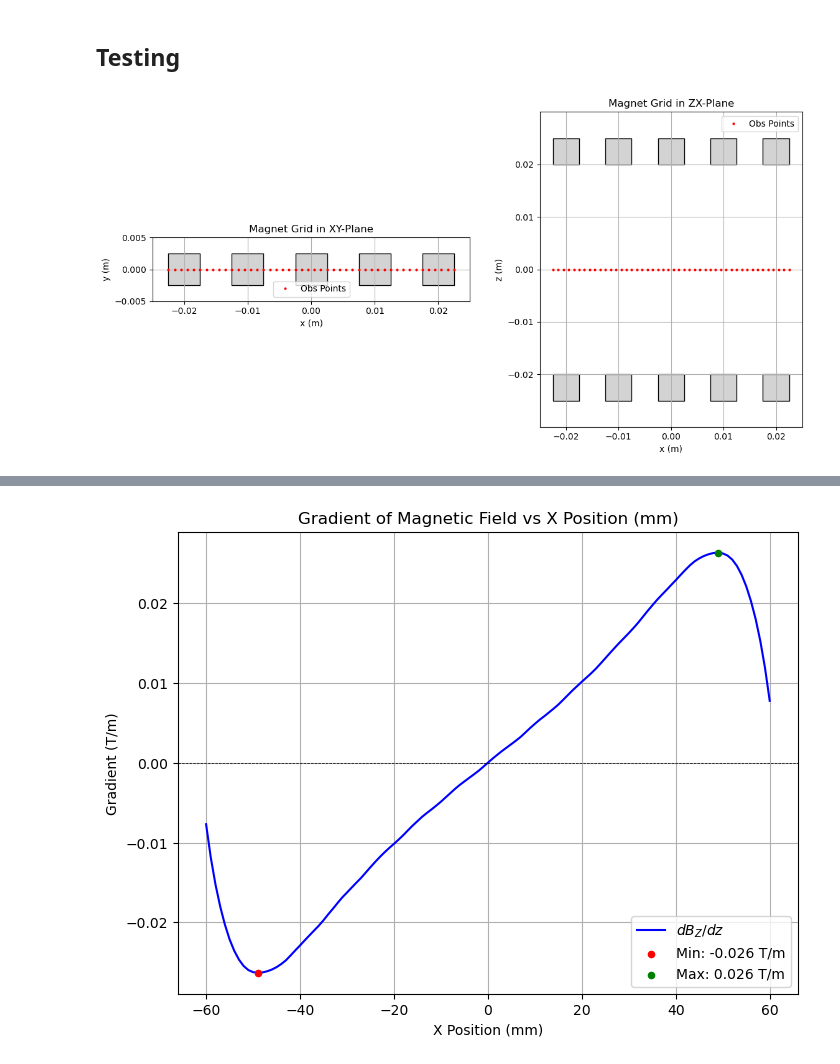
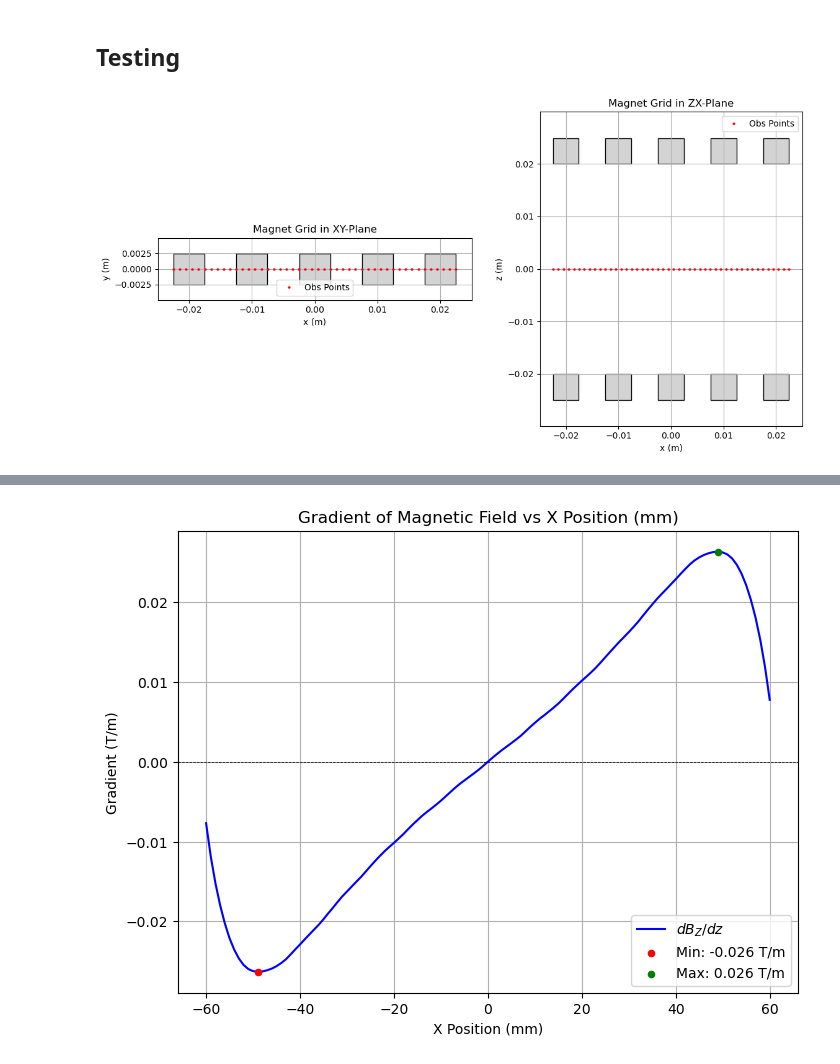
Before and after one commit to joostwijn/Rotating_Magnetic_Setup, a Jupyter notebook: 3. Magnets/Field_Shaping_Algorithm_JAX.ipynb, the cells around one changed output, grey strips where cells are left out. Saved outputs shown, nothing was run; the diff lists cells and outputs as text; code cells hidden in the pictures.

```diff
--- a/3. Magnets/Field_Shaping_Algorithm_JAX.ipynb
+++ b/3. Magnets/Field_Shaping_Algorithm_JAX.ipynb
@@ -760,38 +760,38 @@ jax.clear_caches()
 
 #------------------------------------------------------------------
 # Dimensions and coordinates of the magnet grid, magnets and observation points.
 #------------------------------------------------------------------
 A_TOTAL = 45e-3    # Grid width (x-dimension)
-A_ONE   = 5e-3   # Magnet width (x-dimension)
+A_ONE   = 4.94e-3   # Magnet width (x-dimension)
 N_X     = 5    # Number of magnets in x-direction
-B_TOTAL = 5e-3    # Grid depth (y-dimension)
-B_ONE   = 5e-3     # Magnet depth (y-dimension)
+B_TOTAL = 4.94e-3    # Grid depth (y-dimension)
+B_ONE   = 4.94e-3     # Magnet depth (y-dimension)
 N_Y     = 1      # Number of magnets in y-direction
-H       = 5e-3     # Magnet height (z-dimension)
+H       = 4.94e-3     # Magnet height (z-dimension)
 MZ      = 1.29     # Magnetization along z
 
 # Vertical offsets for each magnet column (using same offset for all)
 ZL = jnp.full(N_X, 20e-3) # jnp.array([20e-3, 20e-3, 20e-3, 20e-3, 20e-3, 20e-3, 20e-3, 20e-3, 20e-3, 20e-3]); jnp.full(N_X, 20e-3)
 # jnp.array([16e-3, 18e-3, 20e-3, 20e-3, 20e-3, 20e-3, 20e-3, 20e-3, 20e-3, 20e-3, 20e-3, 20e-3, 20e-3, 20e-3, 20e-3, 20e-3, 18e-3, 16e-3])
 
 
 # Observation points (only one coordinate can be an array; the others must be scalars)
 X_VAL = jnp.arange(-22.5e-3, 23.5e-3, 1e-3)  # jnp.arange(-40e-3, 41e-3, 1e-3)
 Y_VAL = 0.0  # jnp.arange(-9e-3, 10e-3, 1e-3)
 Z_VAL = 0.0  # jnp.arange(-19e-3, 20e-3, 1e-3)
 
 # Precompute Legendre nodes/weights only for the fixed order.
 NODES_DICT, WEIGHTS_DICT = fixed_precompute_leggauss([FIXED_ORDER])
 NODES = NODES_DICT[FIXED_ORDER]
 WEIGHTS = WEIGHTS_DICT[FIXED_ORDER]
 
 # Precompute integration parameters using the observation values and grid settings.
 X_MINS, X_MAXS, Y_MINS, Y_MAXS, x_flat, y_flat, z_flat = fixed_setup_integration(X_VAL, Y_VAL, Z_VAL, A_TOTAL, A_ONE, B_TOTAL, B_ONE)
 
 # Plot the magnetic grid and view the observation points.
 plot_magnet_grid(A_TOTAL, A_ONE, N_X, B_TOTAL, B_ONE, N_Y, H, ZL, X_VAL, Y_VAL, Z_VAL)
 # %% [output]
-[figure, old version]
+[figure, new version]
 # %%
 # Warm-up: call the adaptive function once to trigger JAX compilation.
 _ = adaptive_run_field_calculation_jax()
```
Also changed, not shown: parts of 2 cells of this notebook, 4 other files.
